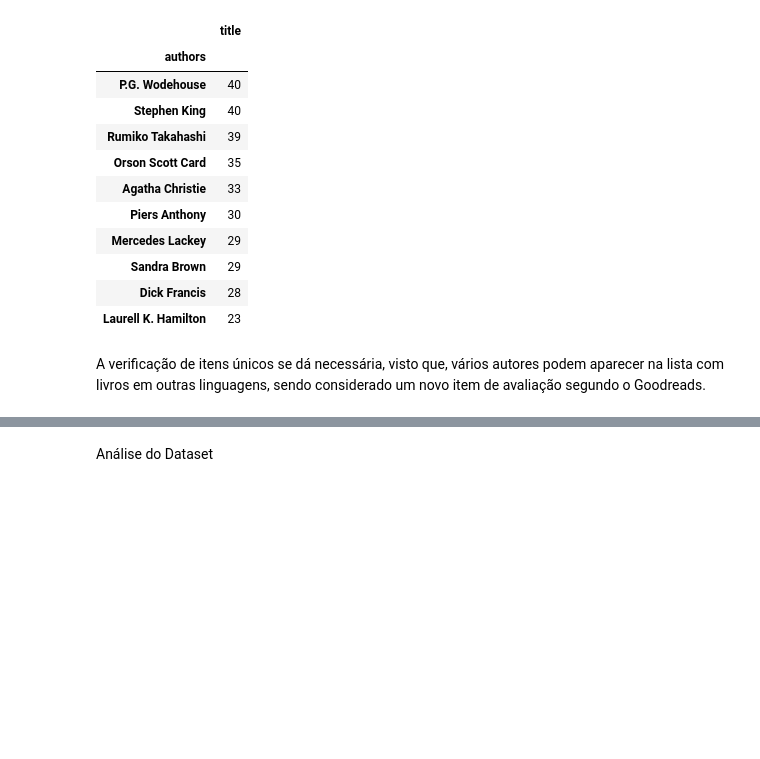
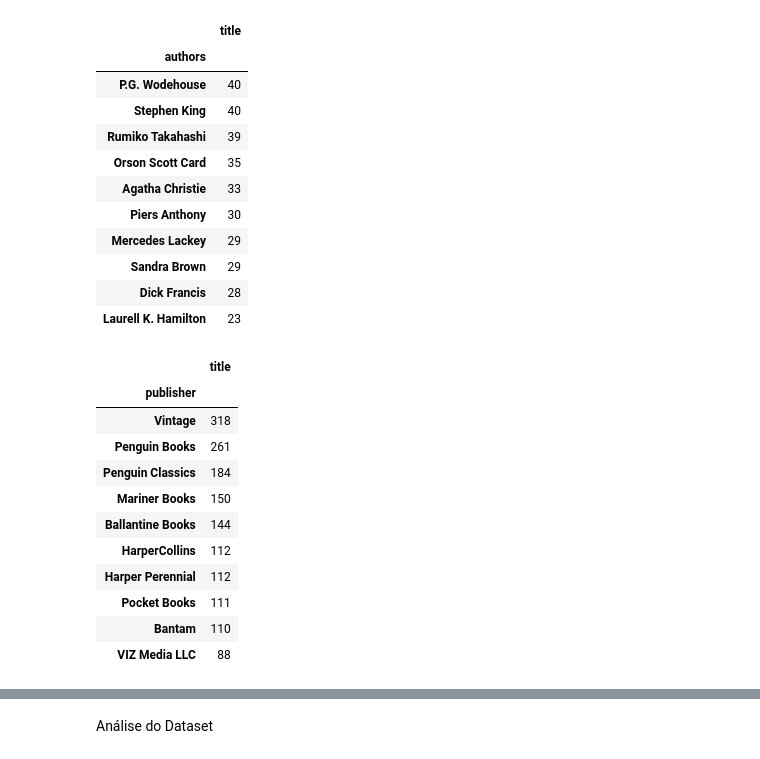
Before and after one commit to eduardogaleano0/Grupo-de-Estudos, a Jupyter notebook: Atividade_Semana3.ipynb, the cells around one changed output, grey strips where cells are left out. Cells and saved outputs as stored; diff of their text form; code cells hidden in the pictures; blank space fills up the shorter version.

```diff
--- a/Atividade_Semana3.ipynb
+++ b/Atividade_Semana3.ipynb
@@ -168,8 +171,23 @@ autores_com_mais_livros
 | Sandra Brown | 29 |
 | Dick Francis | 28 |
 | Laurell K. Hamilton | 23 |
-# %% [markdown]
-A verificação de itens únicos se dá necessária, visto que, vários autores podem aparecer na lista com livros em outras linguagens, sendo considerado um novo item de avaliação segundo o Goodreads.
+# %%
+# Verificando o número de títulos por editora
+editoras_com_mais_livros = df.groupby('publisher')['title'].count().reset_index().sort_values('title', ascending=False).head(10).set_index('publisher')
+editoras_com_mais_livros
+# %% [output]
+|  | title |
+| publisher |  |
+| Vintage | 318 |
+| Penguin Books | 261 |
+| Penguin Classics | 184 |
+| Mariner Books | 150 |
+| Ballantine Books | 144 |
+| HarperCollins | 112 |
+| Harper Perennial | 112 |
+| Pocket Books | 111 |
+| Bantam | 110 |
+| VIZ Media LLC | 88 |
 # %%
 livros_com_mais_reviews = df.sort_values('text_reviews_count', ascending = False).head(10).set_index('title')
 livros_com_mais_reviews
```
Also changed, not shown: parts of 10 cells of this notebook.
